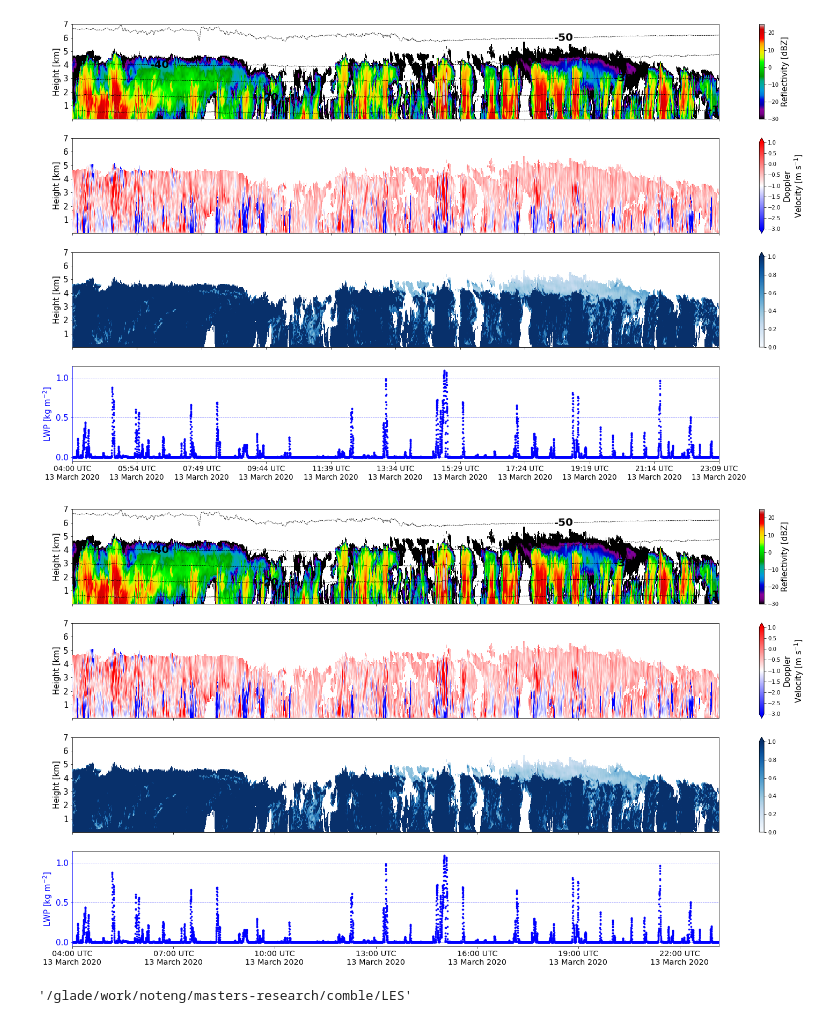
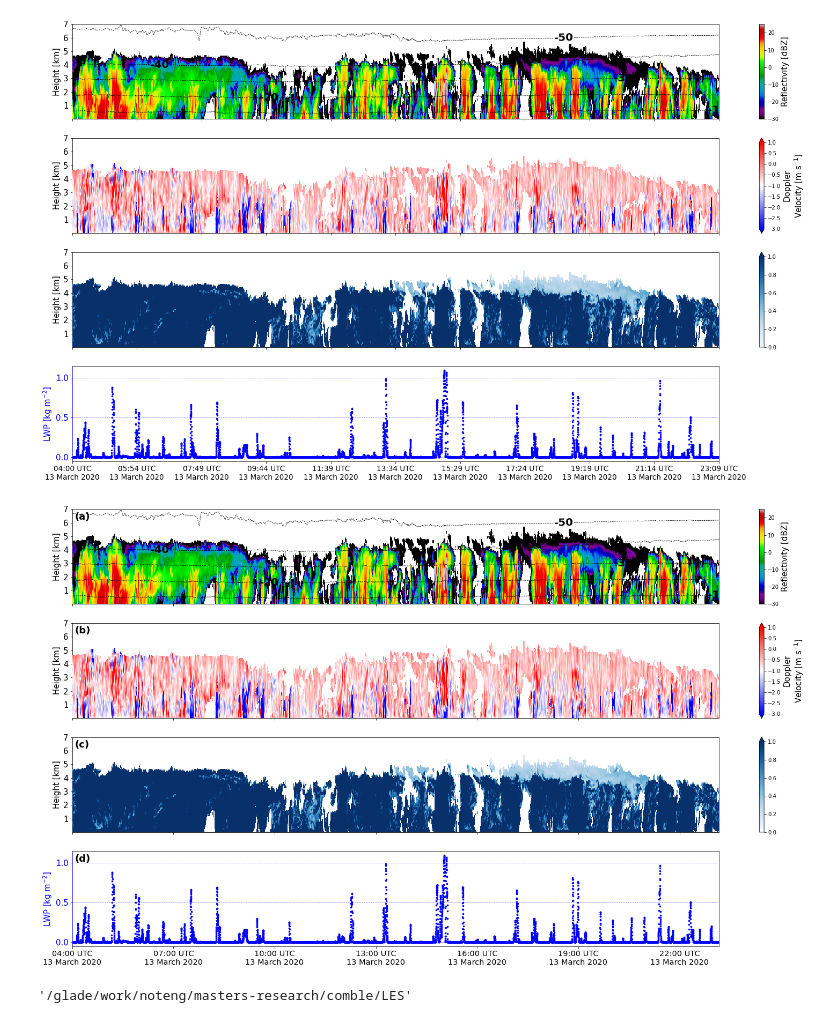
Before and after one commit to clevernat/MS-research-codes, a Jupyter notebook: LES/cr-sim-time-height.ipynb, the cells around one changed output. Drawn from its saved outputs; the diff is of its cells as text; code cells hidden in the pictures.

Commit message:
added labels to panel plots

```diff
--- a/LES/cr-sim-time-height.ipynb
+++ b/LES/cr-sim-time-height.ipynb
@@ -146,6 +146,9 @@ fig, ax = plt.subplots(figsize=(27, 15), nrows=4, ncols=1, sharex=True)
 ax = ax.flatten()
 
 for i, v in enumerate(ax):
+    labels = ["(a)", "(b)", "(c)", "(d)", "(e)"]
+    ax[i].text(0.004, 0.97, labels[i], transform=ax[i].transAxes, fontsize=18, va='top', ha='left', fontweight='bold')
+
     if i == 0:
         pcm = ax[i].pcolormesh(time, height/1000.0, reflectivity.T, cmap='nipy_spectral', vmin=-30, vmax=25, zorder=5)
         cntr = ax[i].contour(time[::2], height[::2]/1000, temperature.T[::2, ::2], np.round(np.arange(-100,320, 10)), colors='k', linewidths=0.8, linestyles="dashed", zorder=6)
@@ -178,34 +181,34 @@ for i, v in enumerate(ax):
         ax[i].set_yticks(np.arange(1, 8))
         ax[i].tick_params(axis='y', labelsize=15)
         ax[i].set_ylabel('Height [km]', color='black', fontsize=15)
         cbar = fig.colorbar(pcm, ax=ax[i], extend='max')
 
     if i == 3:
         pcm = ax[i].scatter(time, liquid_water_path, color='blue', zorder=3, s=7)
         ax[i].set_yticks(np.arange(0, round(np.nanmax(liquid_water_path))+0.1, 0.5))
         ax[i].spines['left'].set_color('blue')
         ax[i].tick_params(axis='y', colors='blue', labelsize=15)
         ax[i].set_ylabel("LWP [kg m$^{-2}$]", color="blue", fontsize=15)
         cbar = fig.colorbar(pcm, ax=ax[i], extend='neither')
         cbar.ax.set_visible(False)
         ax[i].grid(axis="y", ls='--', color="blue", alpha=0.5)
 
 # # Modifications for 6-hour intervals on the x-axis
 time_series = pd.to_datetime(time)  # Convert 'time' to pandas datetime series if not already
 time_range = pd.date_range(start=time_series.min(), end=time_series.max(), freq='3H')
 ax[-1].set_xticks(time_range)
 ax[-1].xaxis.set_major_formatter(mdates.DateFormatter("%H:%M UTC\n%d %B %Y"))
 ax[-1].set_xticklabels([t.strftime("%H:%M UTC\n%d %B %Y") for t in time_range], fontsize=14.5, rotation=0)
     # ax[len(ax)-1].set_xticklabels(tick_labels, fontsize=13.5, rotation=0);  # You can adjust fontsize and rotation
 
 # Assuming ds['time'] is your dataset's time variable, adjust accordingly
 # This part might need adjustment based on your actual 'time' data structure
 ax[-1].set_xlim([time_series.min(), time_series.max()])
 
 # Saving the figure if needed
 fig.savefig("open-les.jpg", dpi=500, bbox_inches='tight')
 # %% [output]
-[figure, old version]
+[figure, new version]
 # %%
 pwd
 # %% [output]
```
